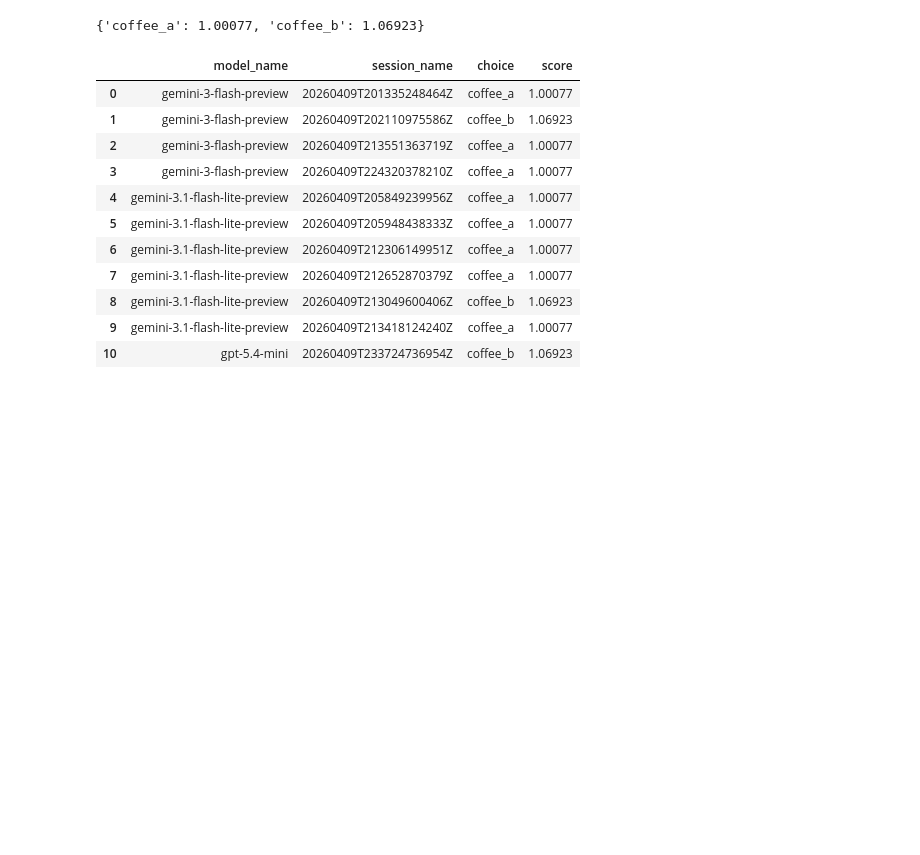
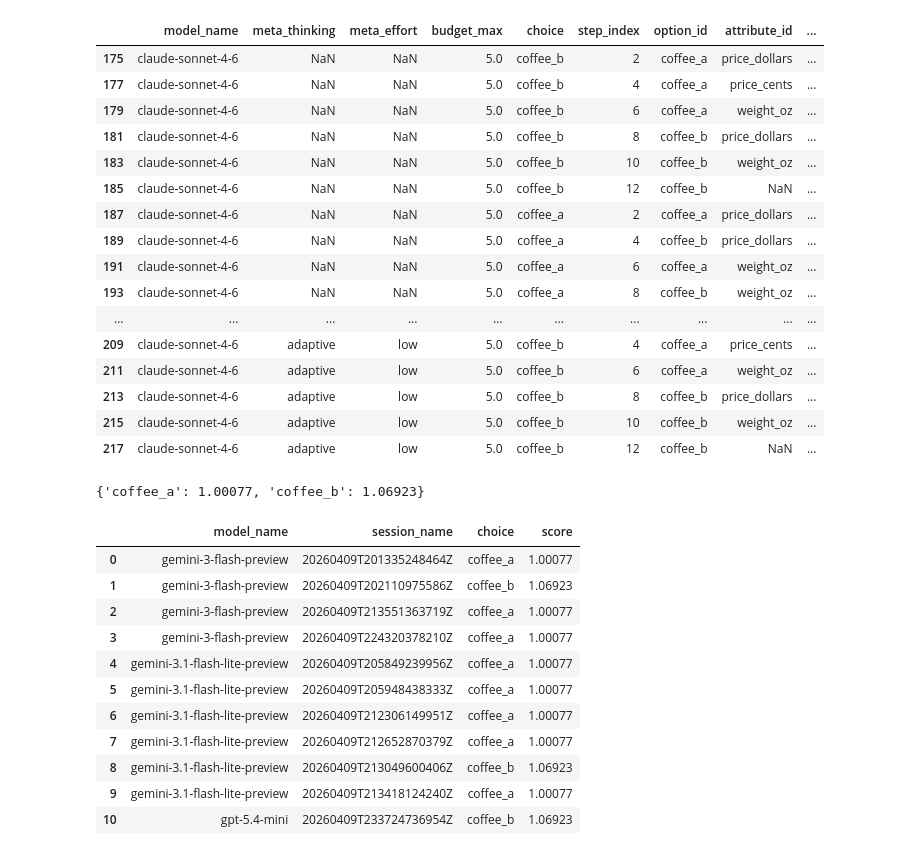
Before and after one commit to davoodwadi/toollab, a Jupyter notebook: src/tool_lab/analysis/analyze.ipynb, the cells around one changed output. Cells and saved outputs as stored; diff of their text form; code cells hidden in the pictures; blank space fills up the shorter version.

```diff
--- a/src/tool_lab/analysis/analyze.ipynb
+++ b/src/tool_lab/analysis/analyze.ipynb
@@ -144,3 +170,25 @@ gpt[['model_name', 'budget_max','choice','step_index','option_id', 'attribute_id
+# %%
+anthropic = df[(df['provider'].str.contains('anthropic'))&(df['kind']=='tool')]
+# gemini_lite.columns
+anthropic[['model_name', 'meta_thinking', 'meta_effort', 'budget_max','choice','step_index','option_id', 'attribute_id', 'value', 'transition']]
+# %% [output]
+|  | model_name | meta_thinking | meta_effort | budget_max | choice | step_index | option_id | attribute_id | ... |
+| 175 | claude-sonnet-4-6 | NaN | NaN | 5.0 | coffee_b | 2 | coffee_a | price_dollars | ... |
+| 177 | claude-sonnet-4-6 | NaN | NaN | 5.0 | coffee_b | 4 | coffee_a | price_cents | ... |
+| 179 | claude-sonnet-4-6 | NaN | NaN | 5.0 | coffee_b | 6 | coffee_a | weight_oz | ... |
+| 181 | claude-sonnet-4-6 | NaN | NaN | 5.0 | coffee_b | 8 | coffee_b | price_dollars | ... |
+| 183 | claude-sonnet-4-6 | NaN | NaN | 5.0 | coffee_b | 10 | coffee_b | weight_oz | ... |
+| 185 | claude-sonnet-4-6 | NaN | NaN | 5.0 | coffee_b | 12 | coffee_b | NaN | ... |
+| 187 | claude-sonnet-4-6 | NaN | NaN | 5.0 | coffee_a | 2 | coffee_a | price_dollars | ... |
+| 189 | claude-sonnet-4-6 | NaN | NaN | 5.0 | coffee_a | 4 | coffee_b | price_dollars | ... |
+| 191 | claude-sonnet-4-6 | NaN | NaN | 5.0 | coffee_a | 6 | coffee_a | weight_oz | ... |
+| 193 | claude-sonnet-4-6 | NaN | NaN | 5.0 | coffee_a | 8 | coffee_b | weight_oz | ... |
+| ... | ... | ... | ... | ... | ... | ... | ... | ... | ... |
+| 209 | claude-sonnet-4-6 | adaptive | low | 5.0 | coffee_b | 4 | coffee_a | price_cents | ... |
+| 211 | claude-sonnet-4-6 | adaptive | low | 5.0 | coffee_b | 6 | coffee_a | weight_oz | ... |
+| 213 | claude-sonnet-4-6 | adaptive | low | 5.0 | coffee_b | 8 | coffee_b | price_dollars | ... |
+| 215 | claude-sonnet-4-6 | adaptive | low | 5.0 | coffee_b | 10 | coffee_b | weight_oz | ... |
+| 217 | claude-sonnet-4-6 | adaptive | low | 5.0 | coffee_b | 12 | coffee_b | NaN | ... |
 # %%
 scores = {opt['id']:opt['base_score'] for opt in config['options']}
 scores
```
Also changed, not shown: parts of 5 cells of this notebook, 34 other files.
